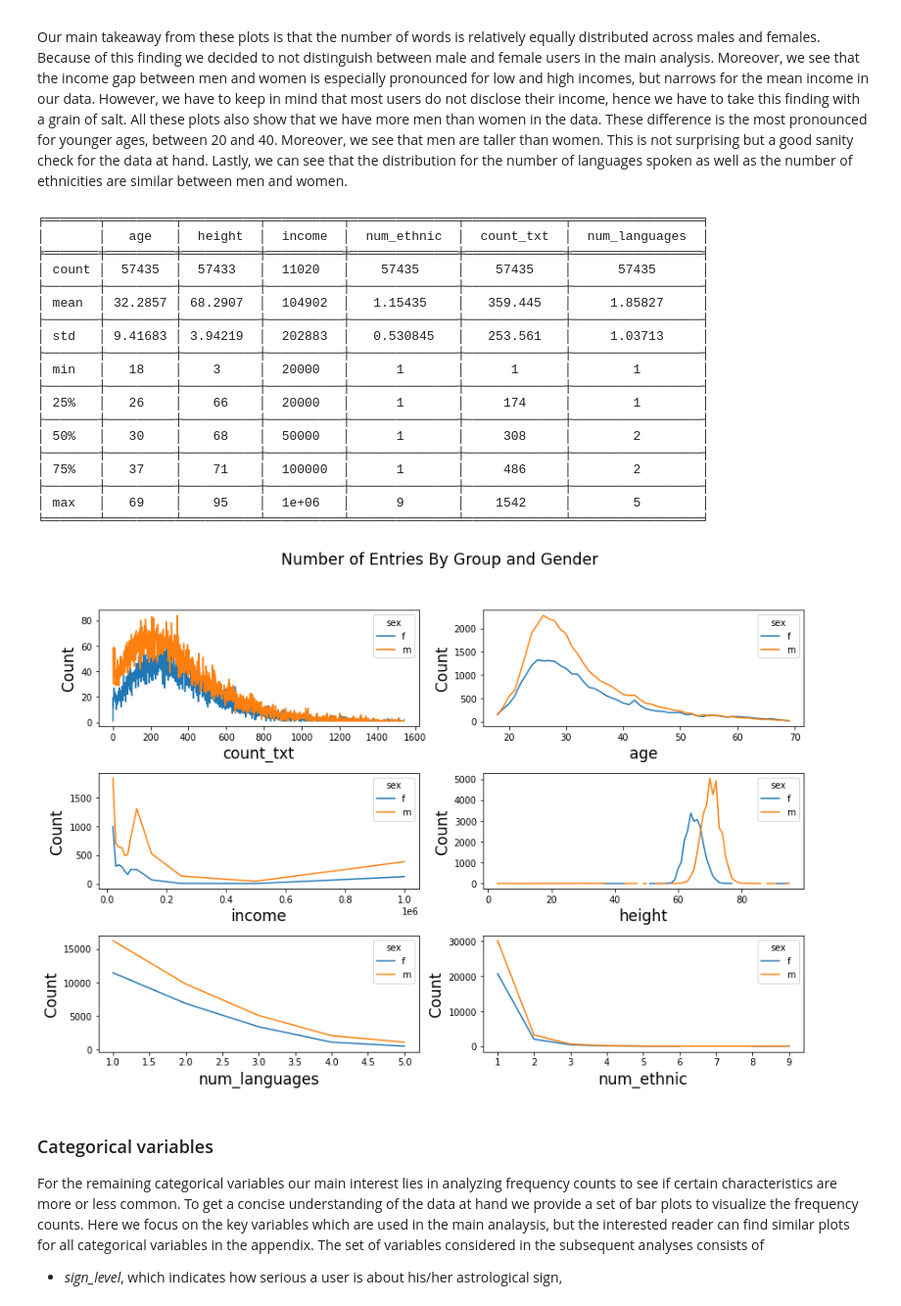
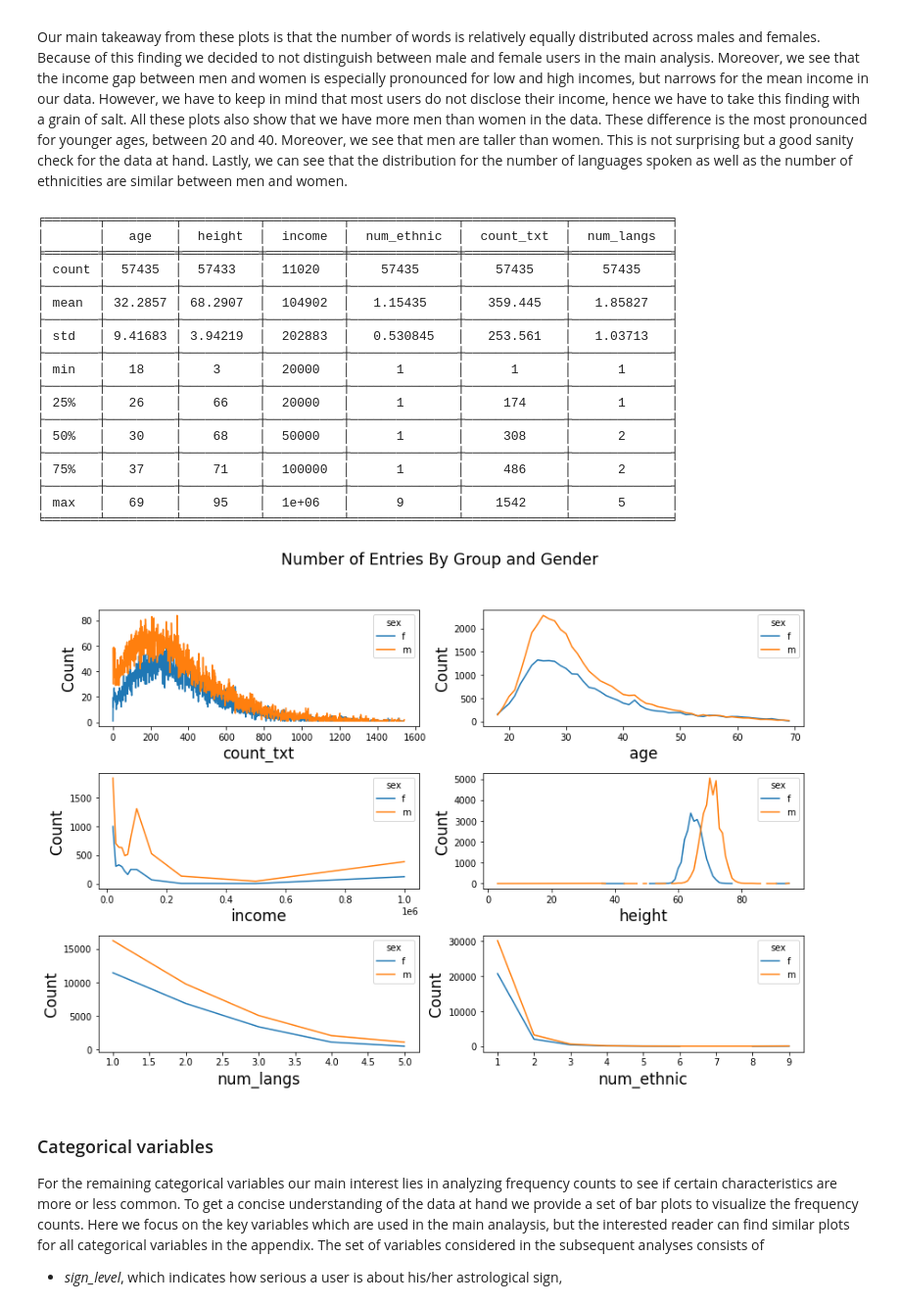
Before and after one commit to aboomer07/DataNotebook, a Jupyter notebook: DataViz Notebook.ipynb, the cells around one changed output. Shown: that part at 98% size. Cells and saved outputs as stored; diff of their text form; code cells hidden in the pictures.

```diff
--- a/DataViz Notebook.ipynb
+++ b/DataViz Notebook.ipynb
@@ -178,7 +178,7 @@ df['religion_grp'] = np.where(df['religion'].isin(['agnosticism','atheism']), 'N
                 np.where(df['religion'].isin(['buddhism', 'hinduism']), 'Eastern', 'Other')))
 
 # count the number of languages a user speaks
-df['num_languages'] = df['speaks'].apply(lambda x: len(str(x).replace(" ", "").replace("(fluently)", "").
+df['num_langs'] = df['speaks'].apply(lambda x: len(str(x).replace(" ", "").replace("(fluently)", "").
                    replace("(poorly)", "").replace("(okay)", "").split(","))).astype(int)
 
 
@@ -278,50 +278,50 @@ Our main takeaway from these plots is that the number of words is relatively equ
 # %%
 #### 2. Basic Descriptive Stats ####
 
 # 2.1 Numerical variables
 # 2.1.1 summary statistics
 print(tabulate(df.describe(), headers='keys', tablefmt='fancy_grid', numalign='center', floatfmt='g'))
 
 #Create list of numerical variables
-num_cats = ['count_txt', 'age', 'income', 'height', 'num_languages', 'num_ethnic']
+num_cats = ['count_txt', 'age', 'income', 'height', 'num_langs', 'num_ethnic']
 
 #Create a list of subplots in order to plot in grid
 fig, axes = plt.subplots(ncols=2, nrows=(np.math.floor(len(num_cats)/2)), figsize=(14, 9))
 fig.subplots_adjust(hspace=0.4, wspace=0.2) #Put some whitespace between graphs
 fig.suptitle("Number of Entries By Group and Gender", fontsize='xx-large')
 #Loop through the numerical columns
 for i in range(len(num_cats)):
     cat = num_cats[i] #Get current column
     #Get the row and column of the current plot axis
     curr_row = np.math.floor(i / 2)
     curr_col = i % 2
     #plot the current column on axis
     plot_df = df.groupby([cat, 'sex']).size().unstack().plot(ax = axes[curr_row, curr_col])
     x = axes[curr_row, curr_col].get_xlabel()
     axes[curr_row, curr_col].set_xlabel(x, fontsize=17)
     #Get the label for the y-axis and make the font size bigger
     axes[curr_row, curr_col].set_ylabel('Count', fontsize=17)
 # %% [output]
-╒═══════╤═════════╤══════════╤══════════╤══════════════╤═════════════╤═════════════════╕
-│       │   age   │  height  │  income  │  num_ethnic  │  count_txt  │  num_languages  │
-╞═══════╪═════════╪══════════╪══════════╪══════════════╪═════════════╪═════════════════╡
-│ count │  57435  │  57433   │  11020   │    57435     │    57435    │      57435      │
-├───────┼─────────┼──────────┼──────────┼──────────────┼─────────────┼─────────────────┤
-│ mean  │ 32.2857 │ 68.2907  │  104902  │   1.15435    │   359.445   │     1.85827     │
-├───────┼─────────┼──────────┼──────────┼──────────────┼─────────────┼─────────────────┤
-│ std   │ 9.41683 │ 3.94219  │  202883  │   0.530845   │   253.561   │     1.03713     │
-├───────┼─────────┼──────────┼──────────┼──────────────┼─────────────┼─────────────────┤
-│ min   │   18    │    3     │  20000   │      1       │      1      │        1        │
-├───────┼─────────┼──────────┼──────────┼──────────────┼─────────────┼─────────────────┤
-│ 25%   │   26    │    66    │  20000   │      1       │     174     │        1        │
-├───────┼─────────┼──────────┼──────────┼──────────────┼─────────────┼─────────────────┤
-│ 50%   │   30    │    68    │  50000   │      1       │     308     │        2        │
-├───────┼─────────┼──────────┼──────────┼──────────────┼─────────────┼─────────────────┤
-│ 75%   │   37    │    71    │  100000  │      1       │     486     │        2        │
-├───────┼─────────┼──────────┼──────────┼──────────────┼─────────────┼─────────────────┤
-│ max   │   69    │    95    │  1e+06   │      9       │    1542     │        5        │
-╘═══════╧═════════╧══════════╧══════════╧══════════════╧═════════════╧═════════════════╛
+╒═══════╤═════════╤══════════╤══════════╤══════════════╤═════════════╤═════════════╕
+│       │   age   │  height  │  income  │  num_ethnic  │  count_txt  │  num_langs  │
+╞═══════╪═════════╪══════════╪══════════╪══════════════╪═════════════╪═════════════╡
+│ count │  57435  │  57433   │  11020   │    57435     │    57435    │    57435    │
+├───────┼─────────┼──────────┼──────────┼──────────────┼─────────────┼─────────────┤
+│ mean  │ 32.2857 │ 68.2907  │  104902  │   1.15435    │   359.445   │   1.85827   │
+├───────┼─────────┼──────────┼──────────┼──────────────┼─────────────┼─────────────┤
+│ std   │ 9.41683 │ 3.94219  │  202883  │   0.530845   │   253.561   │   1.03713   │
+├───────┼─────────┼──────────┼──────────┼──────────────┼─────────────┼─────────────┤
+│ min   │   18    │    3     │  20000   │      1       │      1      │      1      │
+├───────┼─────────┼──────────┼──────────┼──────────────┼─────────────┼─────────────┤
+│ 25%   │   26    │    66    │  20000   │      1       │     174     │      1      │
+├───────┼─────────┼──────────┼──────────┼──────────────┼─────────────┼─────────────┤
+│ 50%   │   30    │    68    │  50000   │      1       │     308     │      2      │
+├───────┼─────────┼──────────┼──────────┼──────────────┼─────────────┼─────────────┤
+│ 75%   │   37    │    71    │  100000  │      1       │     486     │      2      │
+├───────┼─────────┼──────────┼──────────┼──────────────┼─────────────┼─────────────┤
+│ max   │   69    │    95    │  1e+06   │      9       │    1542     │      5      │
+╘═══════╧═════════╧══════════╧══════════╧══════════════╧═════════════╧═════════════╛
-[figure, old version]
+[figure, new version]
 # %% [markdown]
 ### Categorical variables
 
```
Also changed, not shown: parts of 4 cells of this notebook.
